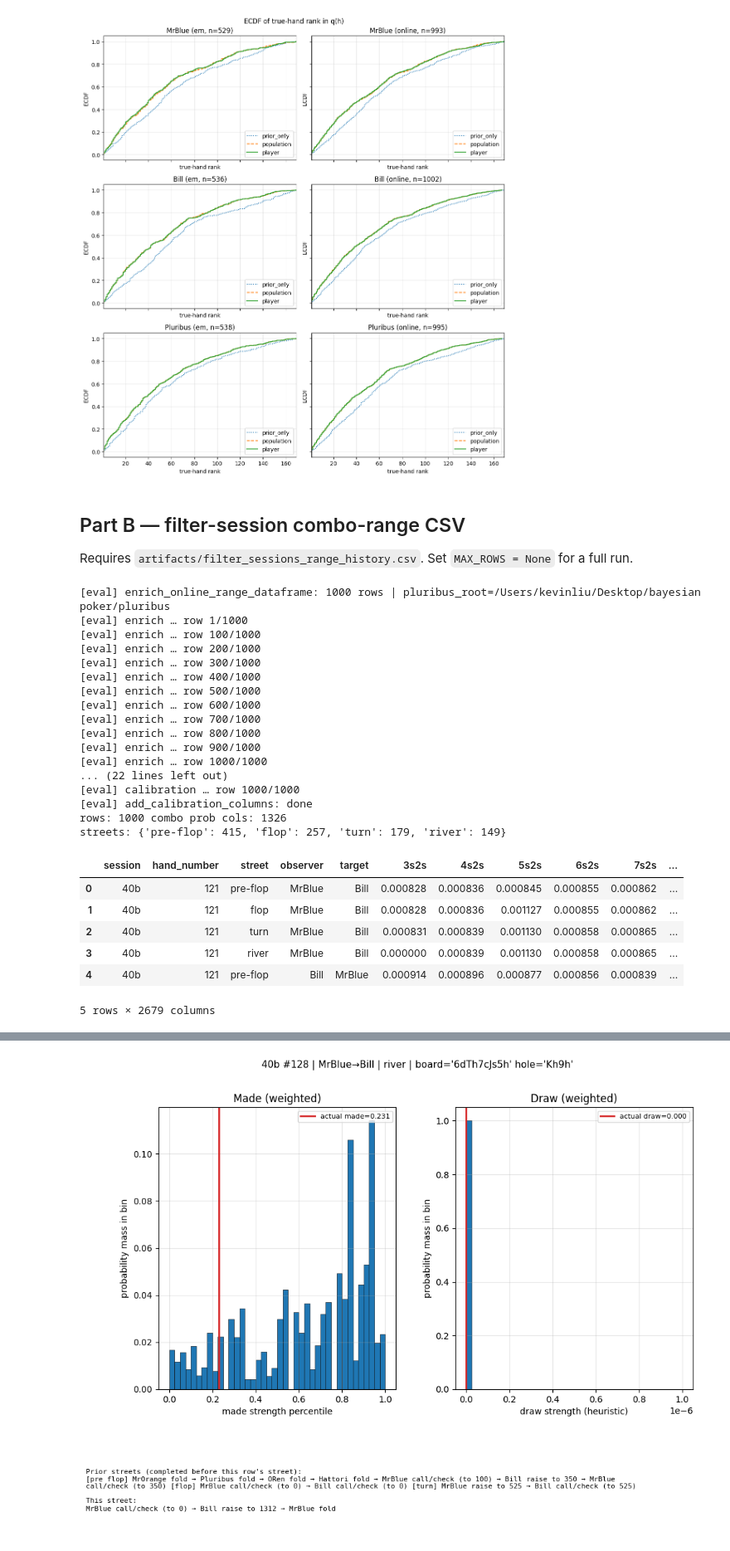
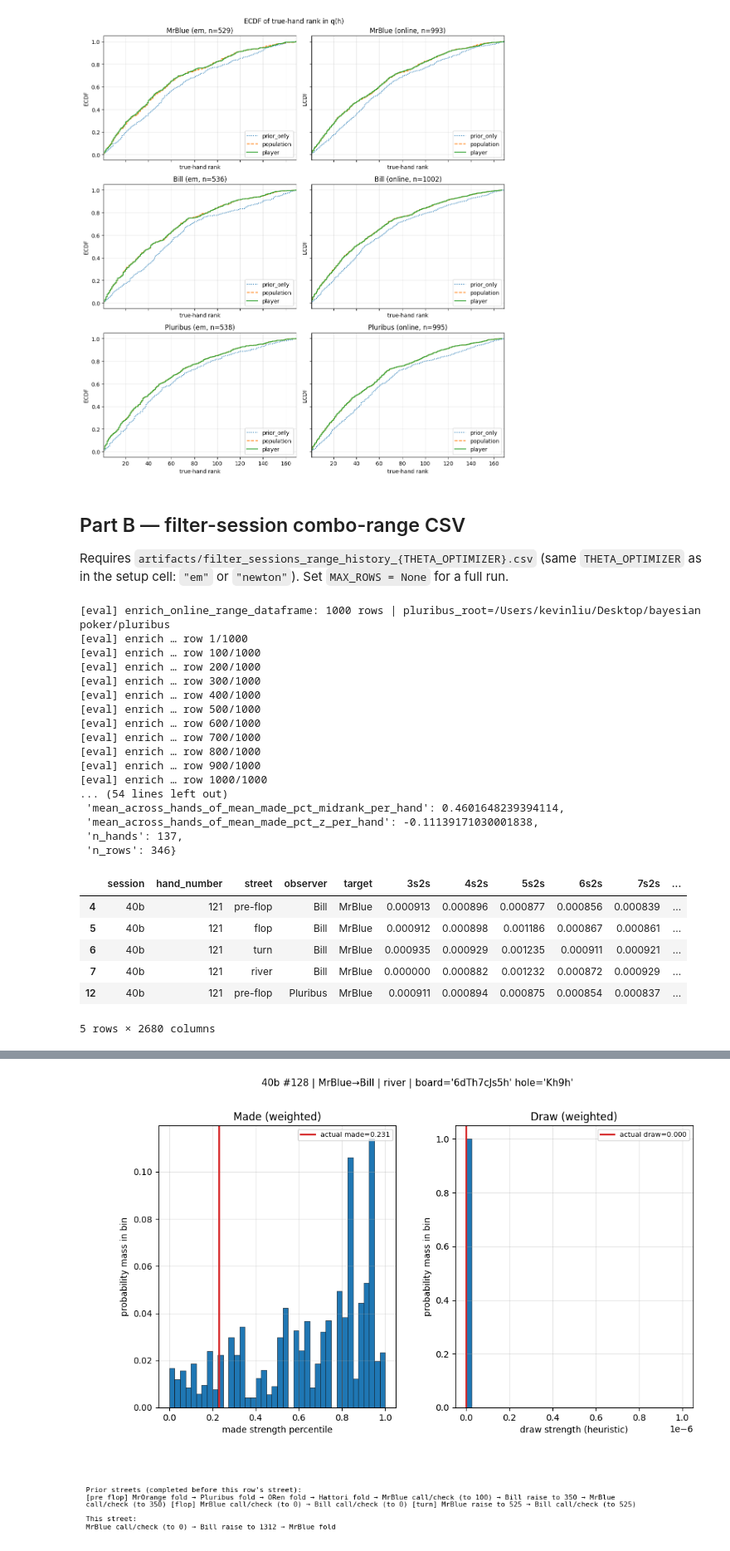
Before and after one commit to kevmatliu/bayesian-poker, a Jupyter notebook: eval_nbs/range_evaluation.ipynb, the cells around one changed output, grey strips where cells are left out. Shown at 83% size. Saved outputs shown, nothing was run; the diff lists cells and outputs as text; code cells hidden in the pictures.

```diff
--- a/eval_nbs/range_evaluation.ipynb
+++ b/eval_nbs/range_evaluation.ipynb
@@ -23,6 +23,13 @@ REPO = _find_repo_root()
 if str(REPO) not in sys.path:
     sys.path.insert(0, str(REPO))
 
+# Artifacts tag: must match exports from find_theta / filter_sessions ("em" or "newton").
+THETA_OPTIMIZER = "em"
+
+# Part A (cells 4–7): only bundle hands where the target is still in through this street end
+# (each earlier street in the chain must exist on the hand). None = no filter (legacy).
+PART_A_TARGET_IN_HAND_THROUGH = "pre-flop"  # "pre-flop" | "flop" | "turn" | "river" | None
+
 import json
 
 import matplotlib.pyplot as plt
@@ -39,9 +46,13 @@ from utils.eval.player_thetas_evaluation_helpers import load_global_betas, load_
 
 priors = json.loads((REPO / "artifacts" / "global_priors.json").read_text())
 BETA_PRE, _, _ = load_global_betas(priors)
-thetas_payload = json.loads((REPO / "artifacts" / "player_thetas.json").read_text())
+thetas_payload = json.loads(
+    (REPO / "artifacts" / f"player_thetas_{THETA_OPTIMIZER}.json").read_text()
+)
 PLAYERS, _, THETA_PRE = load_player_thetas(thetas_payload)
 OBSERVER_OF = default_observer_map(PLAYERS)
 print("observer map:", OBSERVER_OF)
+print("THETA_OPTIMIZER:", THETA_OPTIMIZER)
+print("PART_A_TARGET_IN_HAND_THROUGH:", PART_A_TARGET_IN_HAND_THROUGH)
 # %% [output]
 observer map: {'MrBlue': 'Bill', 'Bill': 'Pluribus', 'Pluribus': 'MrBlue'}
@@ -181,52 +205,71 @@ plt.show()
 # %% [markdown]
 ## Part B — filter-session combo-range CSV
 
-Requires `artifacts/filter_sessions_range_history.csv`. Set `MAX_ROWS = None` for a full run.
+Requires `artifacts/filter_sessions_range_history_{THETA_OPTIMIZER}.csv` (same `THETA_OPTIMIZER` as in the setup cell: `"em"` or `"newton"`). Set `MAX_ROWS = None` for a full run.
 # %%
 from IPython.display import display
-from utils.eval.range_evaluation_helpers import run_filter_sessions_range_evaluation
+from pprint import pprint
 
-CSV_PATH = REPO / "artifacts" / "filter_sessions_range_history.csv"
+from utils.eval.range_evaluation_helpers import (
+    evaluate_observer_fold_vs_target_realized_strength,
+    run_filter_sessions_range_evaluation,
+)
+
+CSV_PATH = REPO / "artifacts" / f"filter_sessions_range_history_{THETA_OPTIMIZER}.csv"
 STRENGTH_MC_SAMPLES = 100
 RNG_SEED = 0
 MAX_ROWS = 1000
 
 if not CSV_PATH.is_file():
     print(f"Skip Part B: missing {CSV_PATH}")
 else:
     out = run_filter_sessions_range_evaluation(
         REPO,
         csv_path=CSV_PATH,
+        theta_optimizer=THETA_OPTIMIZER,
         strength_mc_samples=STRENGTH_MC_SAMPLES,
         rng_seed=RNG_SEED,
         max_rows=MAX_ROWS,
         verbose=True,
     )
     print("rows:", out["n_rows"], "combo prob cols:", out["n_combo_prob_cols"])
+    print("range_csv_theta_tag:", out.get("range_csv_theta_tag"))
+    print("combo_prob_fingerprint_raw:", out.get("combo_prob_fingerprint_raw"))
+    _tag = out.get("range_csv_theta_tag")
+    if _tag and str(THETA_OPTIMIZER) != str(_tag):
+        print(
+            "WARNING: THETA_OPTIMIZER does not match CSV filename tag "
+            f"(THETA_OPTIMIZER={THETA_OPTIMIZER!r}, tag={_tag!r})"
+        )
     print("streets:", out["streets"])
+    print("excluded (target not in for that street):", out["n_rows_excluded_not_in_hand"])
+    print("--- calibration aggregates (all remaining rows) ---")
+    pprint(out["calibration_row_aggregates"])
+    print("--- calibration aggregates (mean per hand, then mean over hands) ---")
+    pprint(out["calibration_hand_aggregates"])
     display(out["df_calib"].head())
 # %% [output]
 [eval] enrich_online_range_dataframe: 1000 rows | pluribus_root=/Users/kevinliu/Desktop/bayesian poker/pluribus
 [eval] enrich … row 1/1000
 [eval] enrich … row 100/1000
 [eval] enrich … row 200/1000
 [eval] enrich … row 300/1000
 [eval] enrich … row 400/1000
 [eval] enrich … row 500/1000
 [eval] enrich … row 600/1000
 [eval] enrich … row 700/1000
 [eval] enrich … row 800/1000
 [eval] enrich … row 900/1000
 [eval] enrich … row 1000/1000
-... (22 lines left out)
-[eval] calibration … row 1000/1000
-[eval] add_calibration_columns: done
-rows: 1000 combo prob cols: 1326
-streets: {'pre-flop': 415, 'flop': 257, 'turn': 179, 'river': 149}
+... (54 lines left out)
+ 'mean_across_hands_of_mean_made_pct_midrank_per_hand': 0.4601648239394114,
+ 'mean_across_hands_of_mean_made_pct_z_per_hand': -0.11139171030001838,
+ 'n_hands': 137,
+ 'n_rows': 346}
 |  | session | hand_number | street | observer | target | 3s2s | 4s2s | 5s2s | 6s2s | 7s2s | ... |
-| 0 | 40b | 121 | pre-flop | MrBlue | Bill | 0.000828 | 0.000836 | 0.000845 | 0.000855 | 0.000862 | ... |
-| 1 | 40b | 121 | flop | MrBlue | Bill | 0.000828 | 0.000836 | 0.001127 | 0.000855 | 0.000862 | ... |
-| 2 | 40b | 121 | turn | MrBlue | Bill | 0.000831 | 0.000839 | 0.001130 | 0.000858 | 0.000865 | ... |
-| 3 | 40b | 121 | river | MrBlue | Bill | 0.000000 | 0.000839 | 0.001130 | 0.000858 | 0.000865 | ... |
-| 4 | 40b | 121 | pre-flop | Bill | MrBlue | 0.000914 | 0.000896 | 0.000877 | 0.000856 | 0.000839 | ... |
+| 4 | 40b | 121 | pre-flop | Bill | MrBlue | 0.000913 | 0.000896 | 0.000877 | 0.000856 | 0.000839 | ... |
+| 5 | 40b | 121 | flop | Bill | MrBlue | 0.000912 | 0.000898 | 0.001186 | 0.000867 | 0.000861 | ... |
+| 6 | 40b | 121 | turn | Bill | MrBlue | 0.000935 | 0.000929 | 0.001235 | 0.000911 | 0.000921 | ... |
+| 7 | 40b | 121 | river | Bill | MrBlue | 0.000000 | 0.000882 | 0.001232 | 0.000872 | 0.000929 | ... |
+| 12 | 40b | 121 | pre-flop | Pluribus | MrBlue | 0.000911 | 0.000894 | 0.000875 | 0.000854 | 0.000837 | ... |
-5 rows × 2679 columns
+5 rows × 2680 columns
```
Also changed, not shown: parts of 10 cells of this notebook, 31 other files.
